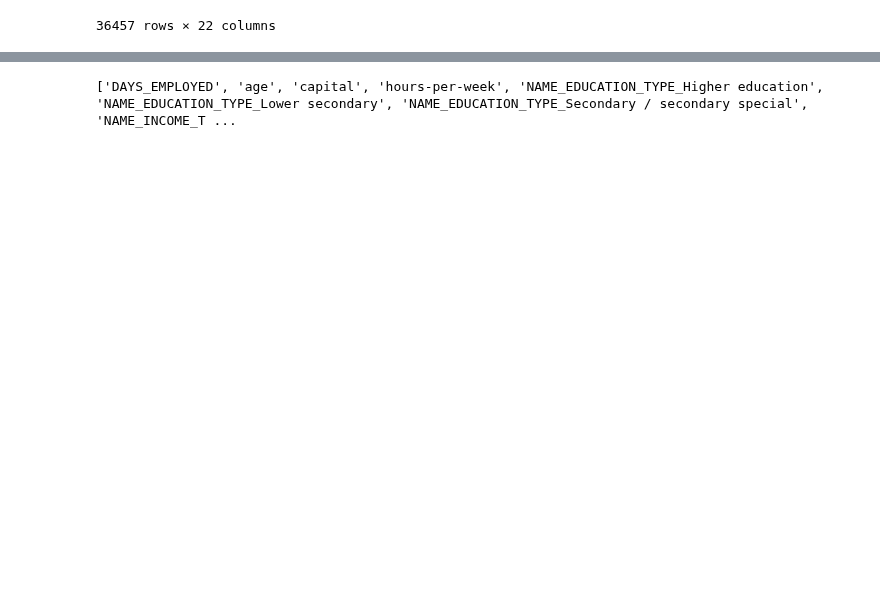
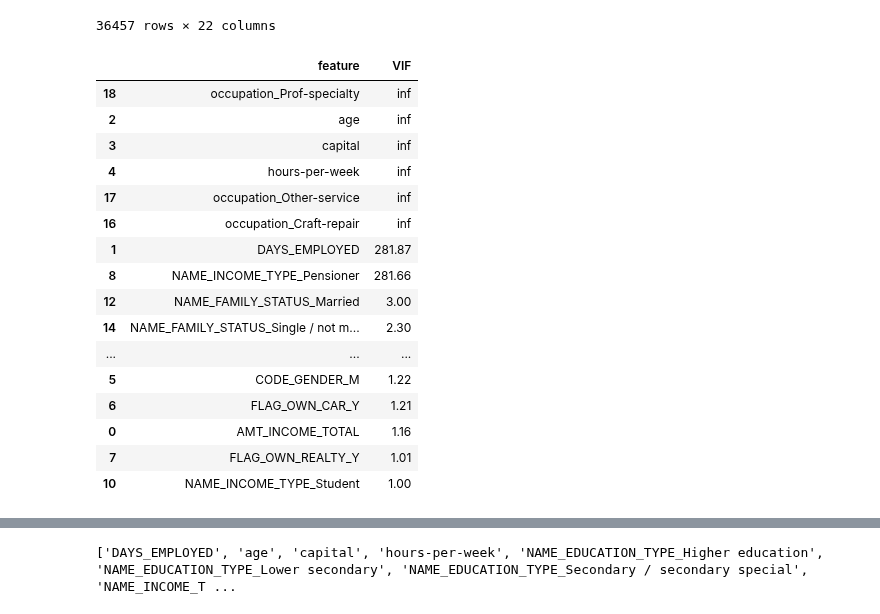
Before and after one commit to Linkkk01/INFO574_Group_Project, a Jupyter notebook: code/regression_analysis.ipynb, the cells around one changed output, grey strips where cells are left out. Drawn from its saved outputs; the diff is of its cells as text; code cells hidden in the pictures; blank space fills up the shorter version.

```diff
--- a/code/regression_analysis.ipynb
+++ b/code/regression_analysis.ipynb
@@ -79,6 +79,33 @@ df
 | 36455 | 0.95 | -0.44 | 0.32 | -0.24 | 0.22 | 0 | ... |
 | 36456 | -0.73 | -0.44 | 0.32 | -0.24 | 0.22 | 0 | ... |
 36457 rows × 22 columns
+# %%
+from statsmodels.stats.outliers_influence import variance_inflation_factor
+
+df_non_education = df.loc[:, ~df.columns.str.startswith('NAME_EDUCATION_TYPE')]
+vif_data = pd.DataFrame()
+vif_data["feature"] = df_non_education.columns
+vif_data["VIF"] = [variance_inflation_factor(df_non_education.values, i)
+                          for i in range(len(df_non_education.columns))]
+vif_data.sort_values(by="VIF", ascending=False)
+# %% [output]
+|  | feature | VIF |
+| 18 | occupation_Prof-specialty | inf |
+| 2 | age | inf |
+| 3 | capital | inf |
+| 4 | hours-per-week | inf |
+| 17 | occupation_Other-service | inf |
+| 16 | occupation_Craft-repair | inf |
+| 1 | DAYS_EMPLOYED | 281.87 |
+| 8 | NAME_INCOME_TYPE_Pensioner | 281.66 |
+| 12 | NAME_FAMILY_STATUS_Married | 3.00 |
+| 14 | NAME_FAMILY_STATUS_Single / not m... | 2.30 |
+| ... | ... | ... |
+| 5 | CODE_GENDER_M | 1.22 |
+| 6 | FLAG_OWN_CAR_Y | 1.21 |
+| 0 | AMT_INCOME_TOTAL | 1.16 |
+| 7 | FLAG_OWN_REALTY_Y | 1.01 |
+| 10 | NAME_INCOME_TYPE_Student | 1.00 |
 # %%
 # Colinearity check
 pd.set_option('display.float_format', '{:.2f}'.format)
```
Also changed, not shown: parts of 3 cells of this notebook.
